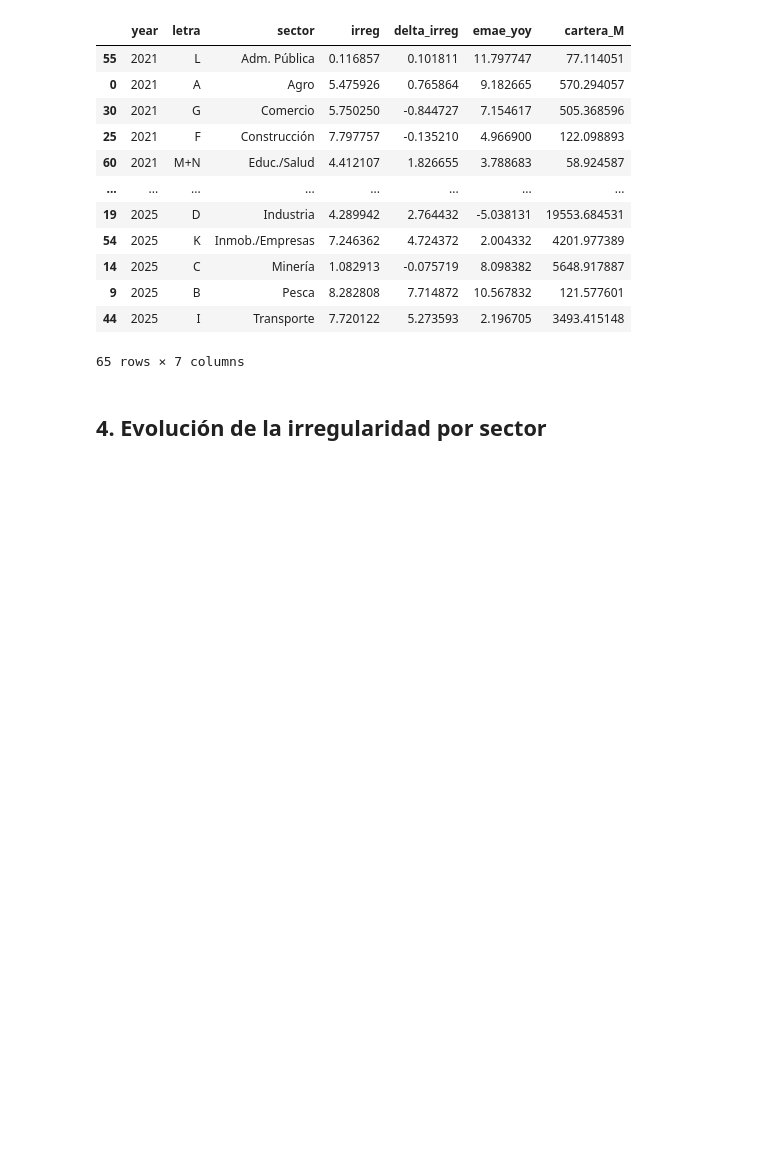
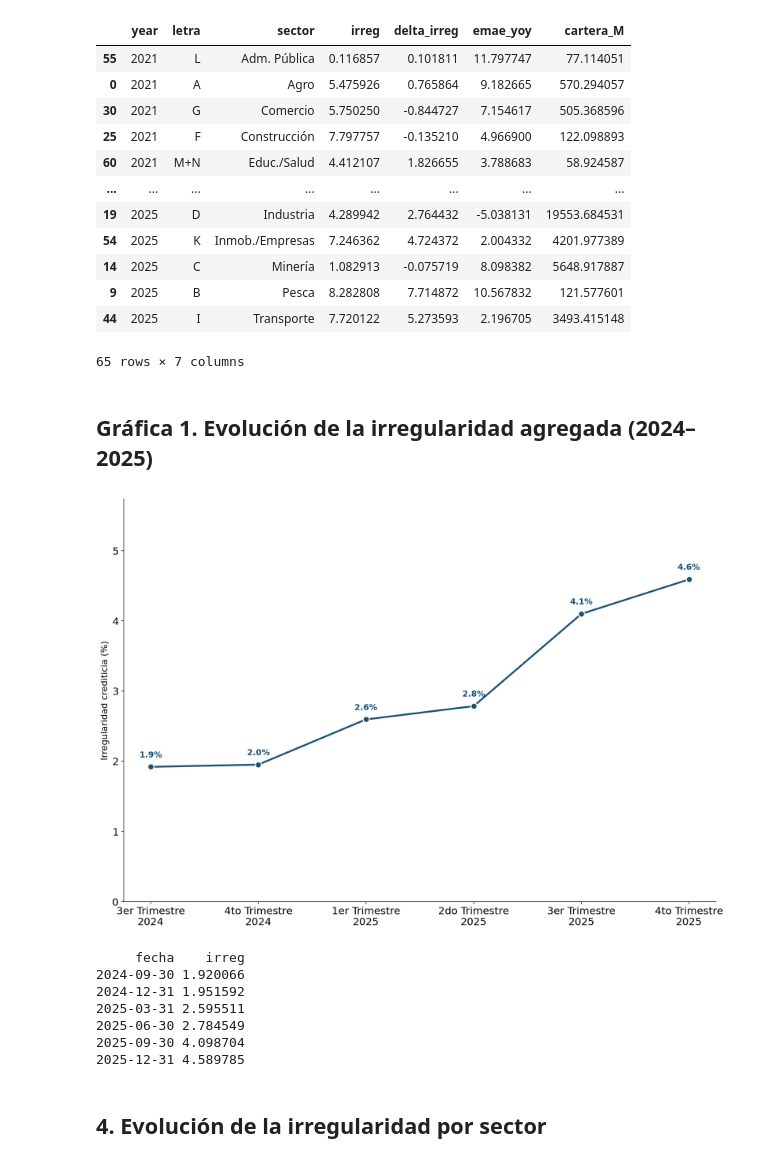
Before and after one commit to ivanurquiza/irregularidad-sectorial-argentina, a Jupyter notebook: analisis_mora_sector.ipynb, the cells around one changed output. Cells and saved outputs as stored; diff of their text form; code cells hidden in the pictures; blank space fills up the shorter version.

Commit message:
Agrega serie de irregularidad agregada y ajustes de figuras

```diff
--- a/analisis_mora_sector.ipynb
+++ b/analisis_mora_sector.ipynb
@@ -228,5 +228,63 @@ Años: [np.int64(2021), np.int64(2022), np.int64(2023), np.int64(2024), np.int64
 | 9 | 2025 | B | Pesca | 8.282808 | 7.714872 | 10.567832 | 121.577601 |
 | 44 | 2025 | I | Transporte | 7.720122 | 5.273593 | 2.196705 | 3493.415148 |
 65 rows × 7 columns
+# %% [markdown]
+## Gráfica 1. Evolución de la irregularidad agregada (2024–2025)
+# %%
+# --- Gráfica 1: serie de tiempo de irregularidad agregada (excl. Adm. Pública) ---
+bcra_noL = bcra[bcra.letra != 'L'].copy()
+
+agg_sinL = (bcra_noL.groupby('fecha')
+            .agg(total=('total','sum'), normal=('normal','sum'))
+            .reset_index())
+agg_sinL['irreg'] = (agg_sinL['total'] - agg_sinL['normal']) / agg_sinL['total'] * 100
+
+agg_g1 = agg_sinL[agg_sinL.fecha >= '2024-07-01'].copy().reset_index(drop=True)
+
+trim_map = {1: '1er Trimestre', 2: '2do Trimestre', 3: '3er Trimestre', 4: '4to Trimestre'}
+agg_g1['label'] = agg_g1.fecha.apply(lambda d: f'{trim_map[d.quarter]}\n{d.year}')
+
+fig, ax = plt.subplots(figsize=(13, 9))
+
+# Línea con color coherente al set de Gráfica 2
+ax.plot(range(len(agg_g1)), agg_g1.irreg, '-o', color='#1a5276',
+        linewidth=2.6, markersize=9, markerfacecolor='#1a5276',
+        markeredgecolor='white', markeredgewidth=1.5, zorder=5)
+
+# Anotar valores con estilo coherente
+for i, v in enumerate(agg_g1.irreg):
+    ax.annotate(f'{v:.1f}%', xy=(i, v), xytext=(0, 14), textcoords='offset points',
+                ha='center', fontsize=12, color='#1a5276', fontweight='bold')
+
+# Ejes
+ax.set_xticks(range(len(agg_g1)))
+ax.set_xticklabels(agg_g1.label, fontsize=15)
+
+ymax = agg_g1.irreg.max() * 1.25
+ax.set_ylim(0, ymax)
+
+ax.set_ylabel('Irregularidad crediticia (%)', fontsize=13)
+ax.tick_params(axis='both', labelsize=15)
+
+# Sin grilla, sin bordes top/right (mismo estilo que Gráfica 2)
+ax.grid(False)
+ax.spines['top'].set_visible(False)
+ax.spines['right'].set_visible(False)
+
+plt.tight_layout()
+
+plt.savefig('figuras/fig0_irregularidad_serie.png', dpi=200, bbox_inches='tight')
+plt.show()
+
+print(agg_g1[['fecha','irreg']].to_string(index=False))
+# %% [output]
+[figure, added]
+     fecha    irreg
+2024-09-30 1.920066
+2024-12-31 1.951592
+2025-03-31 2.595511
+2025-06-30 2.784549
+2025-09-30 4.098704
+2025-12-31 4.589785
 # %% [markdown]
 ## 4. Evolución de la irregularidad por sector
```
Also changed, not shown: parts of 7 cells of this notebook, 5 other files.
